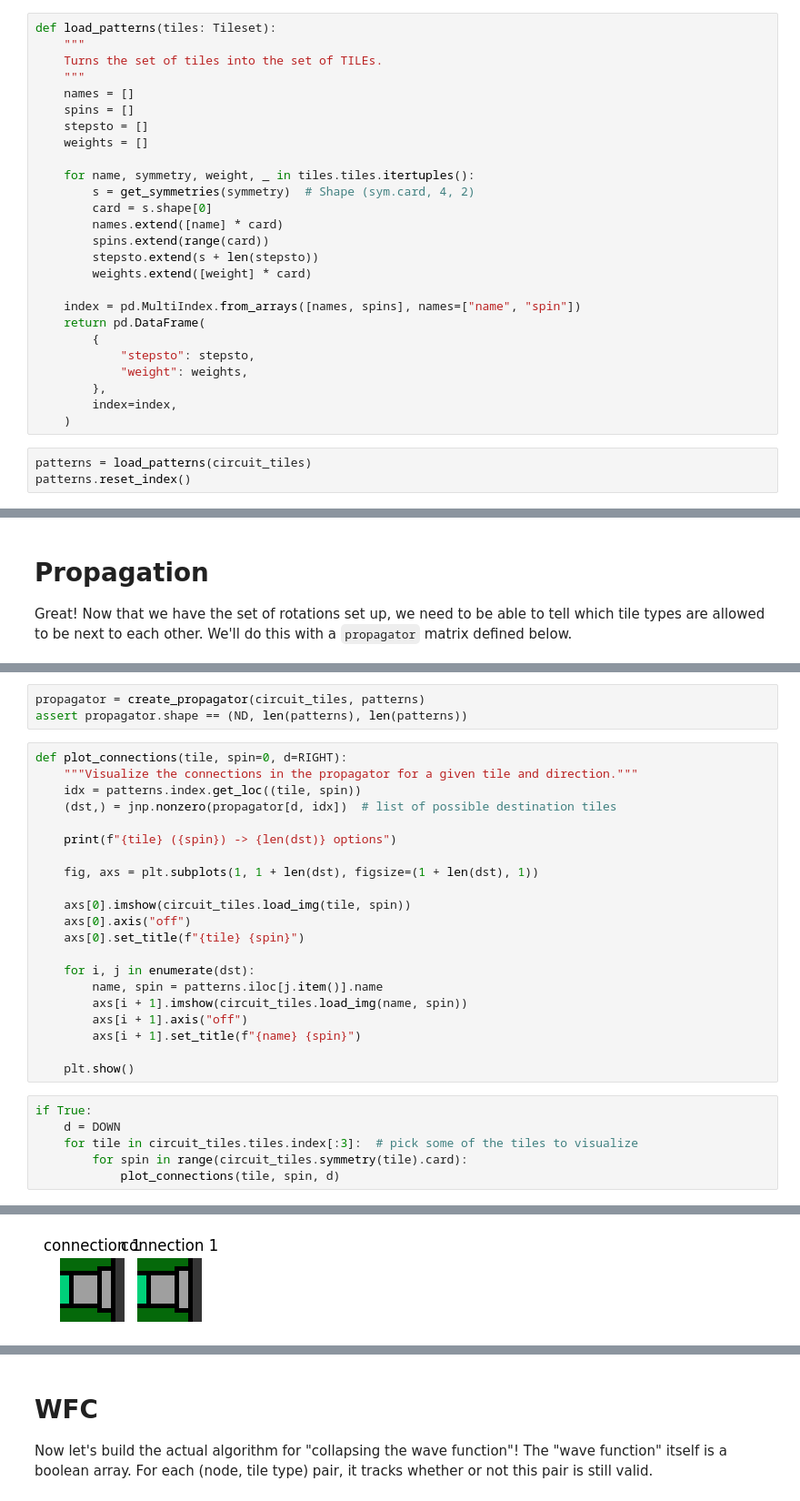
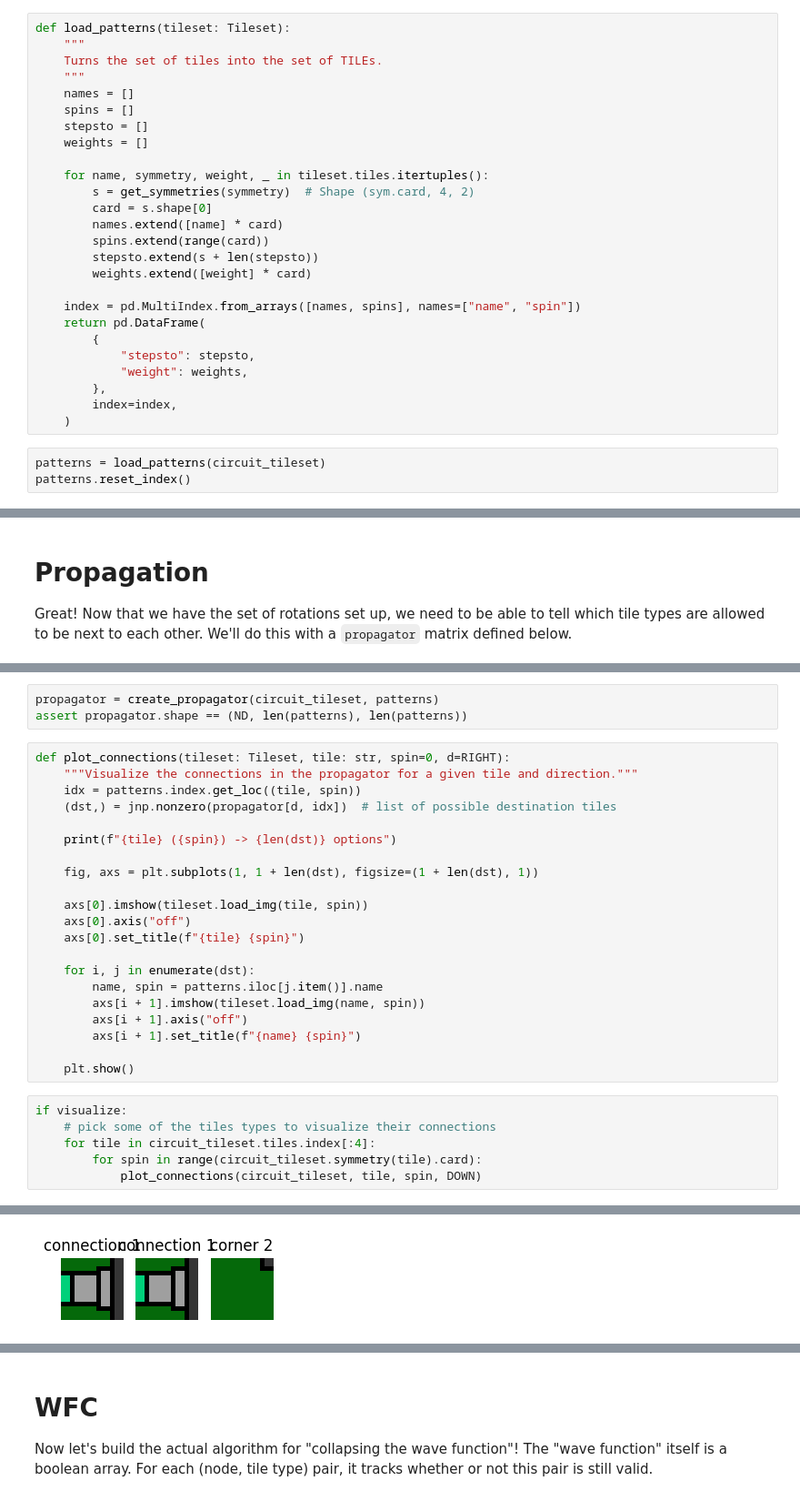
Before and after one commit to adzcai/wave-function-collapse, a Jupyter notebook: WFC.ipynb, the cells around one changed output, grey strips where cells are left out. Shown at 91% size. Drawn from its saved outputs; the diff is of its cells as text.

Commit message:
completed simple tile wfc

```diff
--- a/WFC.ipynb
+++ b/WFC.ipynb
@@ -202,7 +239,7 @@ if visualize:
 [figure]
 [figure]
 # %%
-def load_patterns(tiles: Tileset):
+def load_patterns(tileset: Tileset):
     """
     Turns the set of tiles into the set of TILEs.
     """
@@ -211,7 +248,7 @@ def load_patterns(tiles: Tileset):
     stepsto = []
     weights = []
 
-    for name, symmetry, weight, _ in tiles.tiles.itertuples():
+    for name, symmetry, weight, _ in tileset.tiles.itertuples():
         s = get_symmetries(symmetry)  # Shape (sym.card, 4, 2)
         card = s.shape[0]
         names.extend([name] * card)
@@ -228,7 +265,7 @@ def load_patterns(tiles: Tileset):
         index=index,
     )
 # %%
-patterns = load_patterns(circuit_tiles)
+patterns = load_patterns(circuit_tileset)
 patterns.reset_index()
 # %% [output]
 |  | name | spin | stepsto | weight |
@@ -333,10 +348,10 @@ def create_propagator(tileset: Tileset, stepsto: pd.DataFrame) -> jnp.ndarray:
 
     return propagator
 # %%
-propagator = create_propagator(circuit_tiles, patterns)
+propagator = create_propagator(circuit_tileset, patterns)
 assert propagator.shape == (ND, len(patterns), len(patterns))
 # %%
-def plot_connections(tile, spin=0, d=RIGHT):
+def plot_connections(tileset: Tileset, tile: str, spin=0, d=RIGHT):
     """Visualize the connections in the propagator for a given tile and direction."""
     idx = patterns.index.get_loc((tile, spin))
     (dst,) = jnp.nonzero(propagator[d, idx])  # list of possible destination tiles
@@ -345,23 +360,23 @@ def plot_connections(tile, spin=0, d=RIGHT):
 
     fig, axs = plt.subplots(1, 1 + len(dst), figsize=(1 + len(dst), 1))
 
-    axs[0].imshow(circuit_tiles.load_img(tile, spin))
+    axs[0].imshow(tileset.load_img(tile, spin))
     axs[0].axis("off")
     axs[0].set_title(f"{tile} {spin}")
 
     for i, j in enumerate(dst):
         name, spin = patterns.iloc[j.item()].name
-        axs[i + 1].imshow(circuit_tiles.load_img(name, spin))
+        axs[i + 1].imshow(tileset.load_img(name, spin))
         axs[i + 1].axis("off")
         axs[i + 1].set_title(f"{name} {spin}")
 
     plt.show()
 # %%
-if True:
-    d = DOWN
-    for tile in circuit_tiles.tiles.index[:3]:  # pick some of the tiles to visualize
-        for spin in range(circuit_tiles.symmetry(tile).card):
-            plot_connections(tile, spin, d)
+if visualize:
+    # pick some of the tiles types to visualize their connections
+    for tile in circuit_tileset.tiles.index[:4]:
+        for spin in range(circuit_tileset.symmetry(tile).card):
+            plot_connections(circuit_tileset, tile, spin, DOWN)
 # %% [output]
 bridge (0) -> 14 options
 [figure]
@@ -375,3 +390,3 @@ connection (1) -> 1 options
-[figure, old version]
+[figure, new version]
 connection (2) -> 11 options
 [figure]
```
Also changed, not shown: parts of 21 cells of this notebook, 1 other file.
